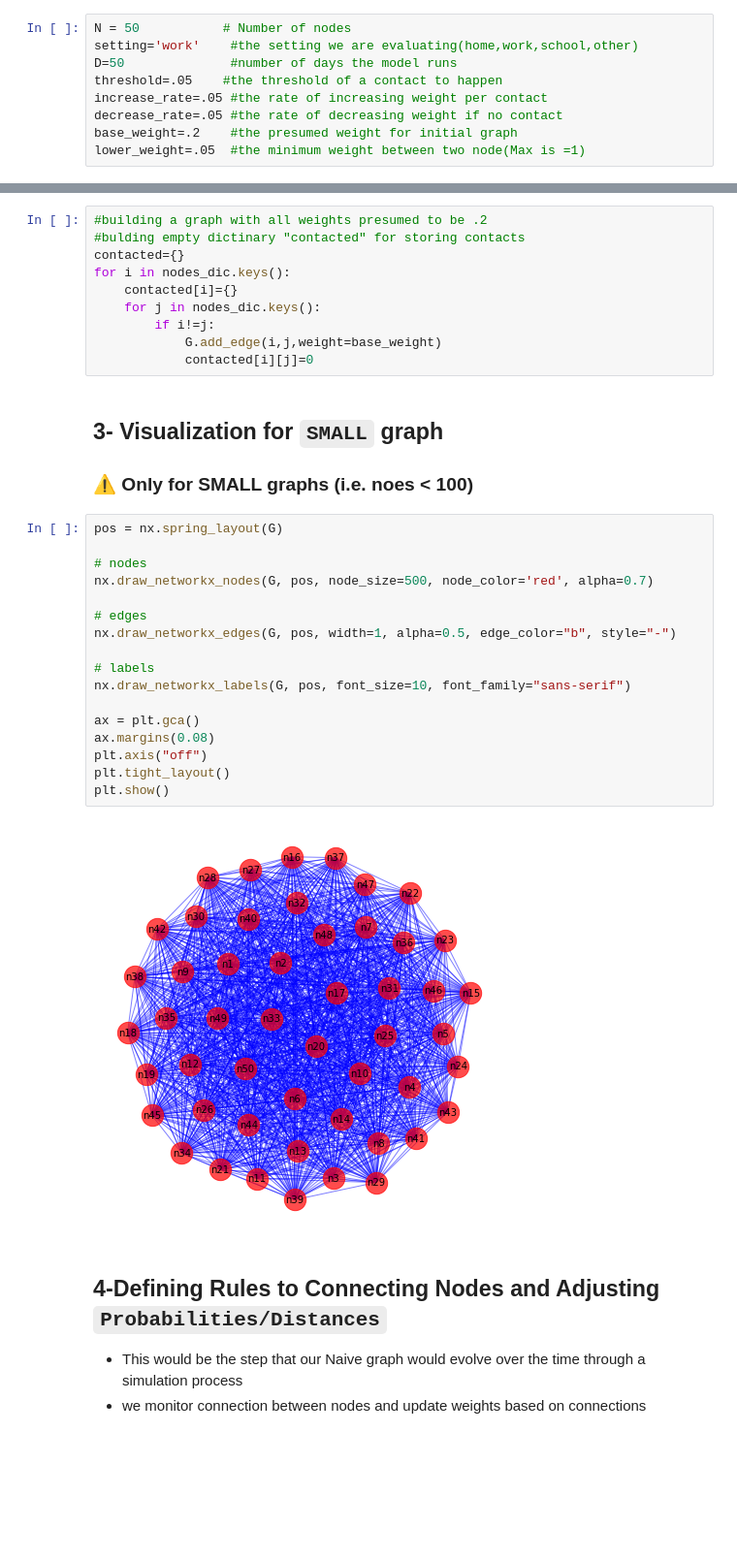
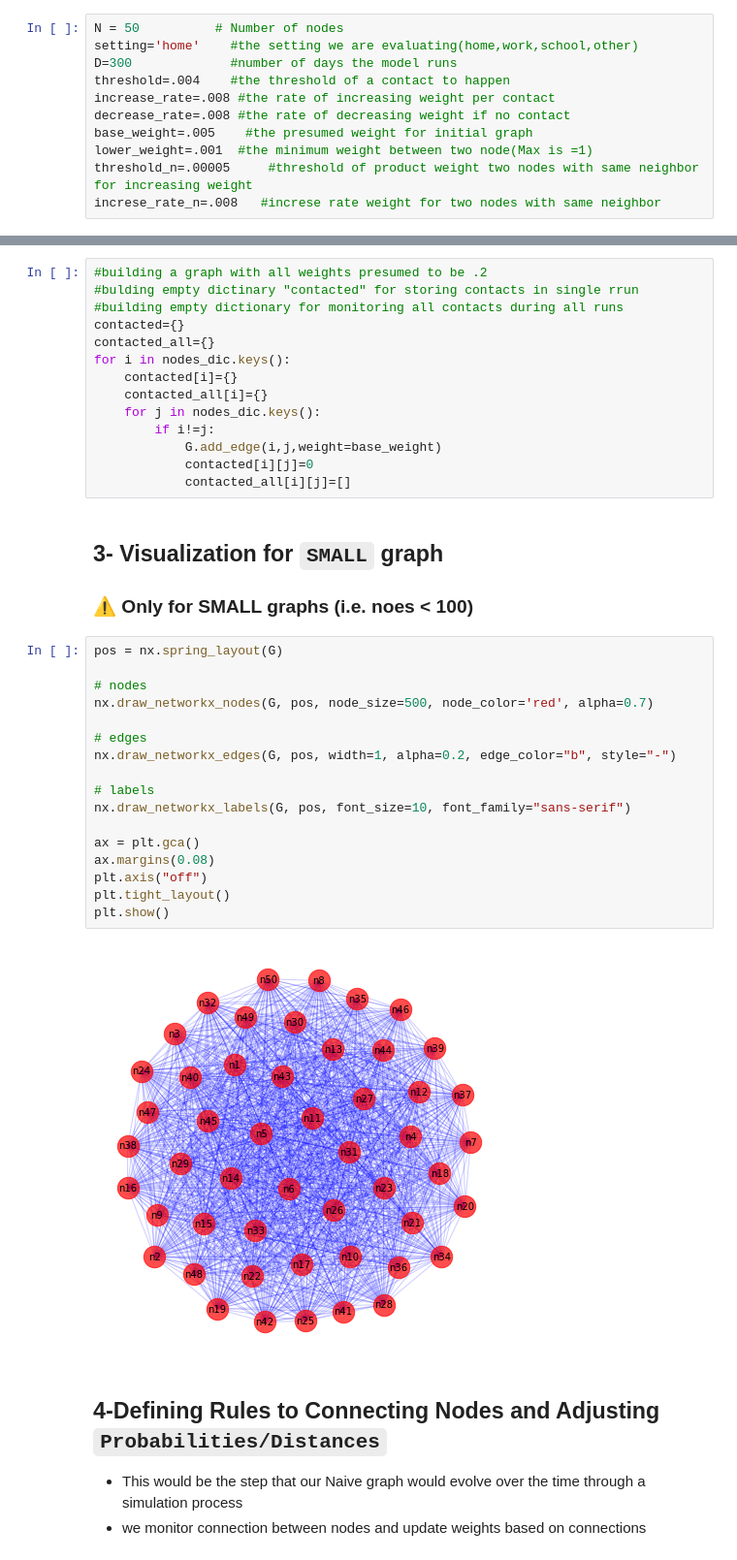
Before and after one commit to sobhan-moosavi/varicella_study, a Jupyter notebook: Base_Graph.ipynb, the cells around one changed output, grey strips where cells are left out. Shown: that part at 97% size. Drawn from its saved outputs; the diff is of its cells as text; blank space fills up the shorter version.

Commit message:
update based on neighbors added-monitoring addedd

```diff
--- a/Base_Graph.ipynb
+++ b/Base_Graph.ipynb
@@ -10,14 +10,16 @@ plt.rcParams["figure.figsize"] = (6,6)
 # %% [markdown]
 # THE GRAPH CONTROL PANEL
 # %%
-N = 50           # Number of nodes
-setting='work'    #the setting we are evaluating(home,work,school,other)
-D=50              #number of days the model runs
-threshold=.05    #the threshold of a contact to happen
-increase_rate=.05 #the rate of increasing weight per contact
-decrease_rate=.05 #the rate of decreasing weight if no contact
-base_weight=.2    #the presumed weight for initial graph
-lower_weight=.05  #the minimum weight between two node(Max is =1)
+N = 50          # Number of nodes
+setting='home'    #the setting we are evaluating(home,work,school,other)
+D=300             #number of days the model runs
+threshold=.004    #the threshold of a contact to happen
+increase_rate=.008 #the rate of increasing weight per contact
+decrease_rate=.008 #the rate of decreasing weight if no contact
+base_weight=.005    #the presumed weight for initial graph
+lower_weight=.001  #the minimum weight between two node(Max is =1)
+threshold_n=.00005     #threshold of product weight two nodes with same neighbor for increasing weight
+increse_rate_n=.008   #increse rate weight for two nodes with same neighbor
 # %% [markdown]
 ## 1-Defining Nodes
 # %%
@@ -125,14 +127,18 @@ for o in range (0,1280,256):
     rules[location[o]]=temp_1.copy()
 # %%
 #building a graph with all weights presumed to be .2
-#bulding empty dictinary "contacted" for storing contacts
+#bulding empty dictinary "contacted" for storing contacts in single rrun
+#building empty dictionary for monitoring all contacts during all runs
 contacted={}
+contacted_all={}
 for i in nodes_dic.keys():
     contacted[i]={}
+    contacted_all[i]={}
     for j in nodes_dic.keys():
         if i!=j:
             G.add_edge(i,j,weight=base_weight)
             contacted[i][j]=0
+            contacted_all[i][j]=[]
 # %% [markdown]
 ## 3- Visualization for `SMALL` graph
 
@@ -140,22 +146,22 @@ for i in nodes_dic.keys():
 # %%
 pos = nx.spring_layout(G)
 
 # nodes
 nx.draw_networkx_nodes(G, pos, node_size=500, node_color='red', alpha=0.7)
 
 # edges
-nx.draw_networkx_edges(G, pos, width=1, alpha=0.5, edge_color="b", style="-")
+nx.draw_networkx_edges(G, pos, width=1, alpha=0.2, edge_color="b", style="-")
 
 # labels
 nx.draw_networkx_labels(G, pos, font_size=10, font_family="sans-serif")
 
 ax = plt.gca()
 ax.margins(0.08)
 plt.axis("off")
 plt.tight_layout()
 plt.show()
 # %% [output]
-[figure, old version]
+[figure, new version]
 # %% [markdown]
 ## 4-Defining Rules to Connecting Nodes and Adjusting `Probabilities/Distances`
 
```
Also changed, not shown: parts of 6 cells of this notebook.
